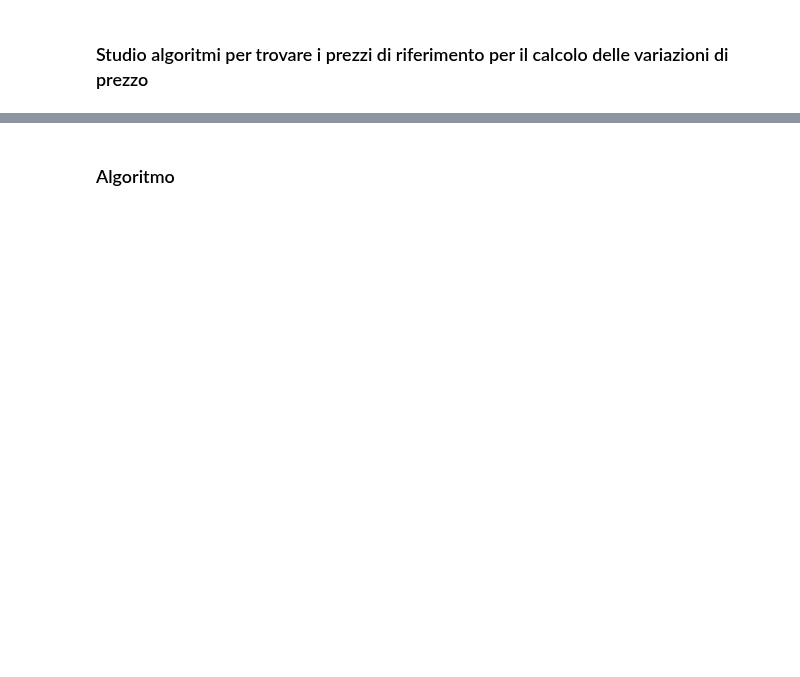
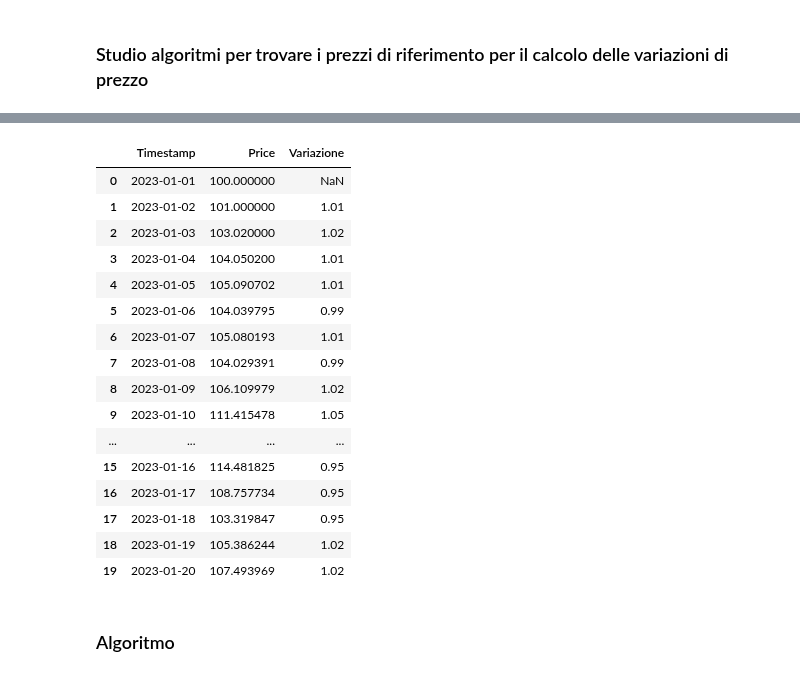
Before and after one commit to AleImbri/Crypto-strategies-simulations, a Jupyter notebook: Trading a % su prezzi senza micro variazioni.ipynb, the cells around one changed output, grey strips where cells are left out. Saved outputs shown, nothing was run; the diff lists cells and outputs as text; code cells hidden in the pictures; blank space fills up the shorter version.

```diff
--- a/Trading a % su prezzi senza micro variazioni.ipynb
+++ b/Trading a % su prezzi senza micro variazioni.ipynb
@@ -115,2 +111,22 @@ plt.show()
+# %%
+dati[:20]
+# %% [output]
+|  | Timestamp | Price | Variazione |
+| 0 | 2023-01-01 | 100.000000 | NaN |
+| 1 | 2023-01-02 | 101.000000 | 1.01 |
+| 2 | 2023-01-03 | 103.020000 | 1.02 |
+| 3 | 2023-01-04 | 104.050200 | 1.01 |
+| 4 | 2023-01-05 | 105.090702 | 1.01 |
+| 5 | 2023-01-06 | 104.039795 | 0.99 |
+| 6 | 2023-01-07 | 105.080193 | 1.01 |
+| 7 | 2023-01-08 | 104.029391 | 0.99 |
+| 8 | 2023-01-09 | 106.109979 | 1.02 |
+| 9 | 2023-01-10 | 111.415478 | 1.05 |
+| ... | ... | ... | ... |
+| 15 | 2023-01-16 | 114.481825 | 0.95 |
+| 16 | 2023-01-17 | 108.757734 | 0.95 |
+| 17 | 2023-01-18 | 103.319847 | 0.95 |
+| 18 | 2023-01-19 | 105.386244 | 1.02 |
+| 19 | 2023-01-20 | 107.493969 | 1.02 |
 # %% [markdown]
 ### Algoritmo
```
Also changed, not shown: parts of 11 cells of this notebook, 2 other files.
